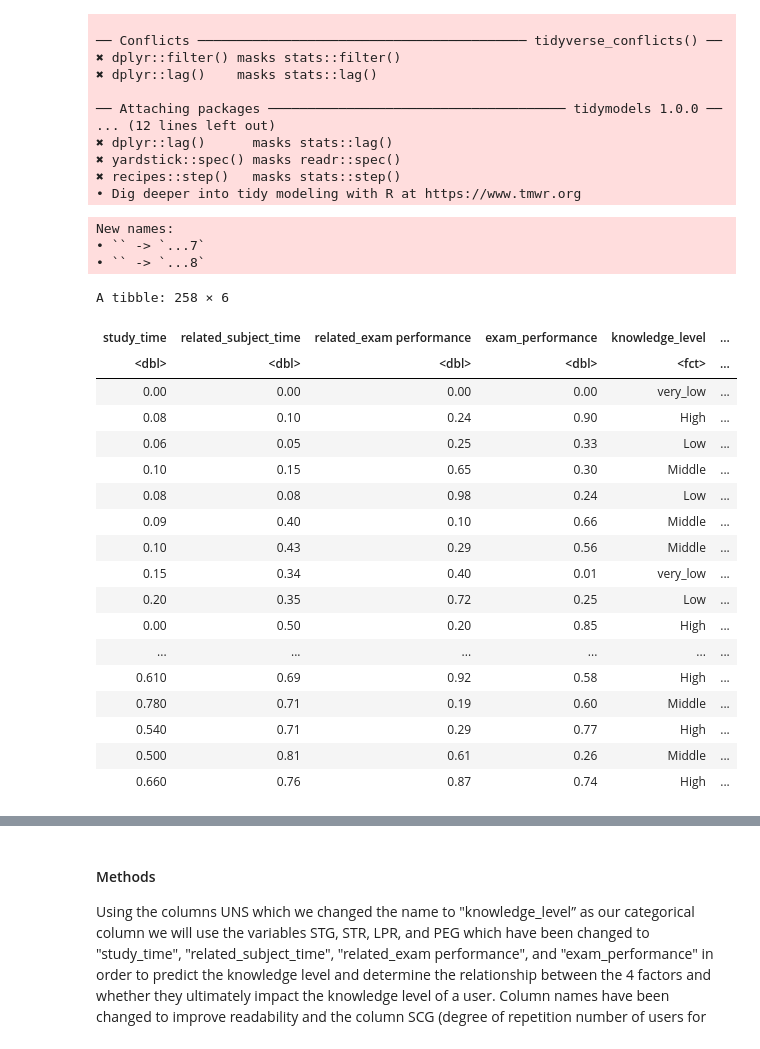
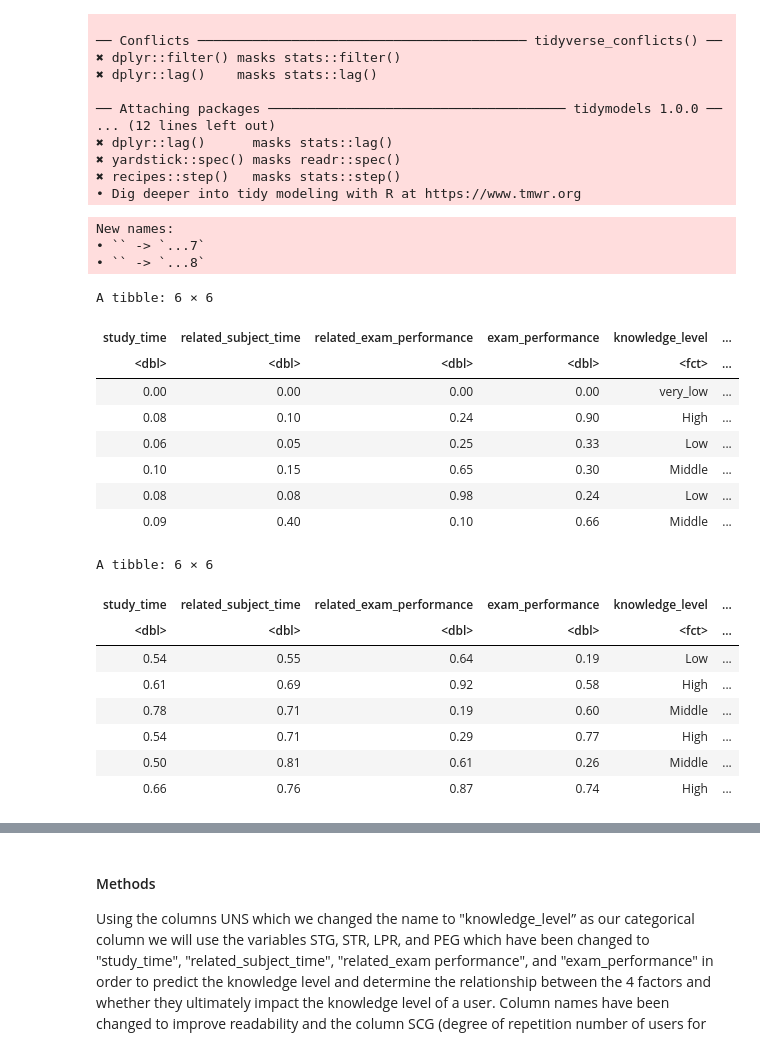
Before and after one commit to maywilsdon/dsci-100-2023s1-group-20, a Jupyter notebook: proposal.ipynb, the cells around one changed output, grey strips where cells are left out. Drawn from its saved outputs; the diff is of its cells as text; code cells hidden in the pictures.

```diff
--- a/proposal.ipynb
+++ b/proposal.ipynb
@@ -34,20 +34,22 @@ set.seed(7)
 # %%
 # reading data frame into R, and cleaning and wrangling data into tidy format
 
 student_data <- read_excel("data/Data_User_Modeling_Dataset_Hamdi Tolga KAHRAMAN.xls", sheet = 2) |>
     select(STG:UNS) |>
     select(-SCG) |>
     mutate(UNS = as.factor(UNS))
-colnames(student_data) <- c("study_time","related_subject_time", "related_exam performance",  "exam_performance","knowledge_level")
+colnames(student_data) <- c("study_time","related_subject_time", "related_exam_performance",  "exam_performance","knowledge_level")
 
 student_data <- mutate(student_data, exam_performance_percentage = exam_performance * 100)
-student_data
+
+head(student_data)
+tail(student_data)
 # %% [output]
 New names:
 • `` -> `...7`
 • `` -> `...8`
-A tibble: 258 × 6
+A tibble: 6 × 6
-| study_time | related_subject_time | related_exam performance | exam_performance | knowledge_level | ... |
+| study_time | related_subject_time | related_exam_performance | exam_performance | knowledge_level | ... |
 | <dbl> | <dbl> | <dbl> | <dbl> | <fct> | ... |
 | 0.00 | 0.00 | 0.00 | 0.00 | very_low | ... |
 | 0.08 | 0.10 | 0.24 | 0.90 | High | ... |
@@ -55,16 +57,15 @@ A tibble: 258 × 6
 | 0.10 | 0.15 | 0.65 | 0.30 | Middle | ... |
 | 0.08 | 0.08 | 0.98 | 0.24 | Low | ... |
 | 0.09 | 0.40 | 0.10 | 0.66 | Middle | ... |
-| 0.10 | 0.43 | 0.29 | 0.56 | Middle | ... |
-| 0.15 | 0.34 | 0.40 | 0.01 | very_low | ... |
-| 0.20 | 0.35 | 0.72 | 0.25 | Low | ... |
-| 0.00 | 0.50 | 0.20 | 0.85 | High | ... |
-| ... | ... | ... | ... | ... | ... |
-| 0.610 | 0.69 | 0.92 | 0.58 | High | ... |
-| 0.780 | 0.71 | 0.19 | 0.60 | Middle | ... |
-| 0.540 | 0.71 | 0.29 | 0.77 | High | ... |
-| 0.500 | 0.81 | 0.61 | 0.26 | Middle | ... |
-| 0.660 | 0.76 | 0.87 | 0.74 | High | ... |
+A tibble: 6 × 6
+| study_time | related_subject_time | related_exam_performance | exam_performance | knowledge_level | ... |
+| <dbl> | <dbl> | <dbl> | <dbl> | <fct> | ... |
+| 0.54 | 0.55 | 0.64 | 0.19 | Low | ... |
+| 0.61 | 0.69 | 0.92 | 0.58 | High | ... |
+| 0.78 | 0.71 | 0.19 | 0.60 | Middle | ... |
+| 0.54 | 0.71 | 0.29 | 0.77 | High | ... |
+| 0.50 | 0.81 | 0.61 | 0.26 | Middle | ... |
+| 0.66 | 0.76 | 0.87 | 0.74 | High | ... |
 # %%
 # Splitting our data into training data set and testing data set
 
```
Also changed, not shown: parts of 2 cells of this notebook.
